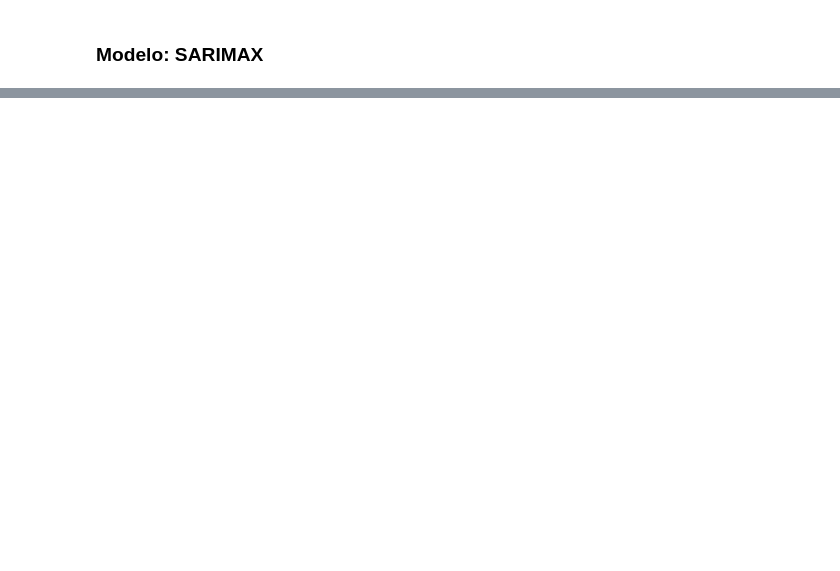
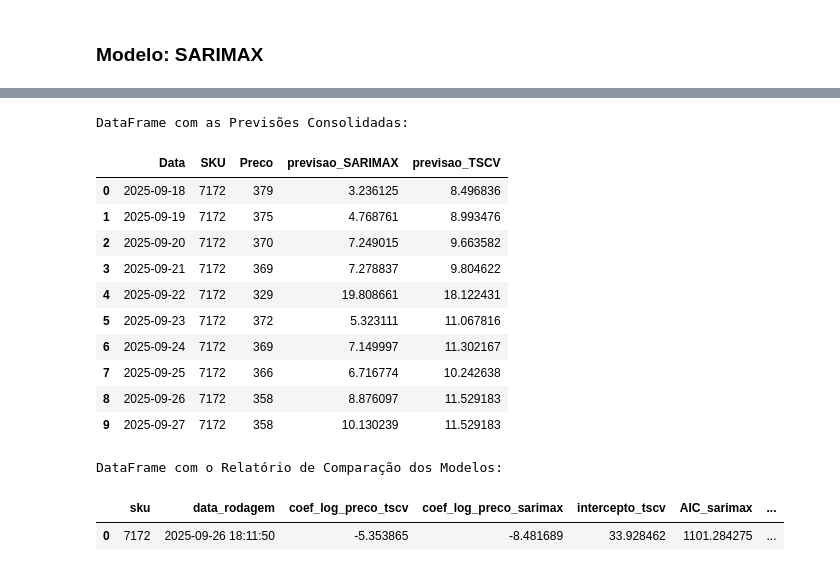
Before and after one commit to saisqlol/Forecast-vendas-e-elasticidade, a Jupyter notebook: Modelo/Modelo.ipynb, the cells around one changed output, grey strips where cells are left out. Saved outputs shown, nothing was run; the diff lists cells and outputs as text; code cells hidden in the pictures; blank space fills up the shorter version.

```diff
--- a/Modelo/Modelo.ipynb
+++ b/Modelo/Modelo.ipynb
@@ -186,0 +179,17 @@ resultado_plan.to_excel('C:/Users/joaop/OneDrive/Desktop/Projetos Git/Forecast v
+# %%
+from Functions.FNC_Previsoes import gerar_previsoes_e_relatorios
+
+# Definir o caminho para a planilha de preços
+caminho_previsao = 'C:/Users/joao.pcarvalho/Desktop/Git Repositórios/Forecast-vendas-e-elasticidade/Forecast/Precos_para_previsoes.xlsx'
+
+# Definir as colunas de features usadas no modelo TSCV
+X_cols_tscv = ['Log_Preco', 'Quarta-feira', 'Terça-feira']
+
+# Gerar as previsões e o relatório de comparação
+df_previsoes, df_relatorio = gerar_previsoes_e_relatorios(
+    resultados_modelo_principal,
+    resultado_sarimax,
+    '7172',
+    caminho_previsao,
+    X_cols_tscv=X_cols_tscv
+)
@@ -186,0 +214,23 @@ resultado_plan.to_excel('C:/Users/joaop/OneDrive/Desktop/Projetos Git/Forecast v
+# %%
+print("DataFrame com as Previsões Consolidadas:")
+df_previsoes.head(10)
+# %% [output]
+DataFrame com as Previsões Consolidadas:
+|  | Data | SKU | Preco | previsao_SARIMAX | previsao_TSCV |
+| 0 | 2025-09-18 | 7172 | 379 | 3.236125 | 8.496836 |
+| 1 | 2025-09-19 | 7172 | 375 | 4.768761 | 8.993476 |
+| 2 | 2025-09-20 | 7172 | 370 | 7.249015 | 9.663582 |
+| 3 | 2025-09-21 | 7172 | 369 | 7.278837 | 9.804622 |
+| 4 | 2025-09-22 | 7172 | 329 | 19.808661 | 18.122431 |
+| 5 | 2025-09-23 | 7172 | 372 | 5.323111 | 11.067816 |
+| 6 | 2025-09-24 | 7172 | 369 | 7.149997 | 11.302167 |
+| 7 | 2025-09-25 | 7172 | 366 | 6.716774 | 10.242638 |
+| 8 | 2025-09-26 | 7172 | 358 | 8.876097 | 11.529183 |
+| 9 | 2025-09-27 | 7172 | 358 | 10.130239 | 11.529183 |
+# %%
+print("DataFrame com o Relatório de Comparação dos Modelos:")
+df_relatorio.head()
+# %% [output]
+DataFrame com o Relatório de Comparação dos Modelos:
+|  | sku | data_rodagem | coef_log_preco_tscv | coef_log_preco_sarimax | intercepto_tscv | AIC_sarimax | ... |
+| 0 | 7172 | 2025-09-26 18:11:50 | -5.353865 | -8.481689 | 33.928462 | 1101.284275 | ... |
```
Also changed, not shown: parts of 12 cells of this notebook, 10 other files.
